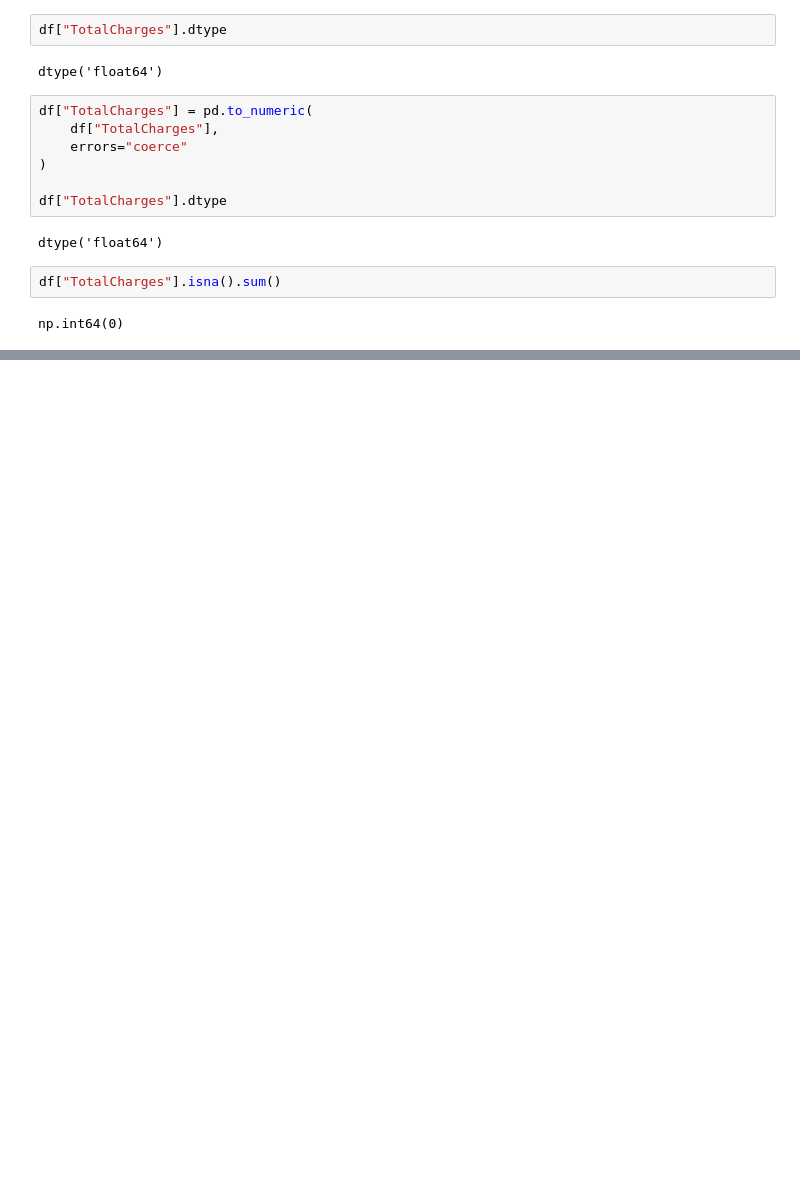
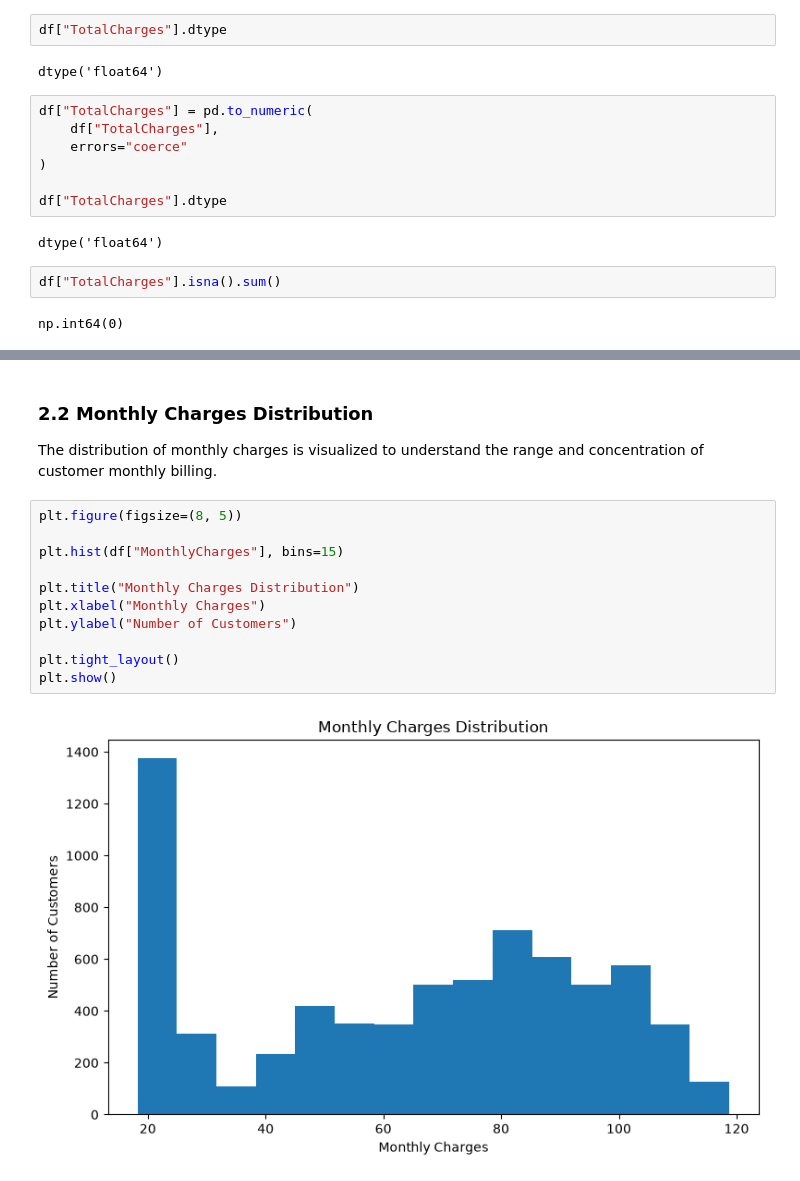
Before and after one commit to sagarsiddharth09-blip/customer-churn-LTV-engine, a Jupyter notebook: Akshay_Baseline_Analytics.ipynb, the cells around one changed output, grey strips where cells are left out. Saved outputs shown, nothing was run; the diff lists cells and outputs as text; blank space fills up the shorter version.

```diff
--- a/Akshay_Baseline_Analytics.ipynb
+++ b/Akshay_Baseline_Analytics.ipynb
@@ -567,0 +699,17 @@ np.int64(0)
+# %% [markdown]
+### 2.2 Monthly Charges Distribution
+
+The distribution of monthly charges is visualized to understand the range and concentration of customer monthly billing.
+# %%
+plt.figure(figsize=(8, 5))
+
+plt.hist(df["MonthlyCharges"], bins=15)
+
+plt.title("Monthly Charges Distribution")
+plt.xlabel("Monthly Charges")
+plt.ylabel("Number of Customers")
+
+plt.tight_layout()
+plt.show()
+# %% [output]
+[figure, added]
```
Also changed, not shown: parts of 54 cells of this notebook.
